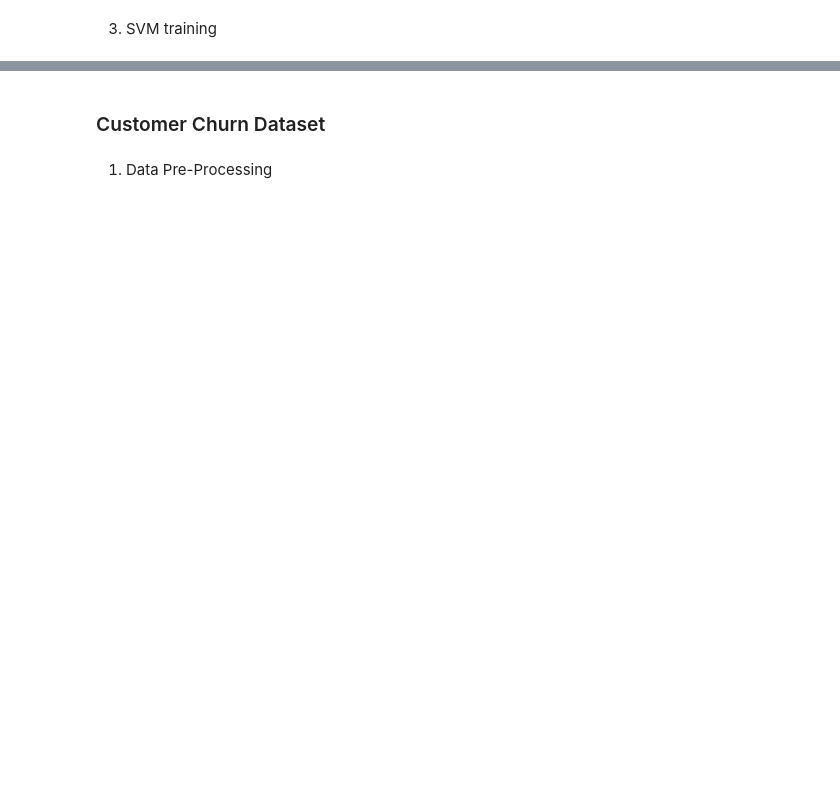
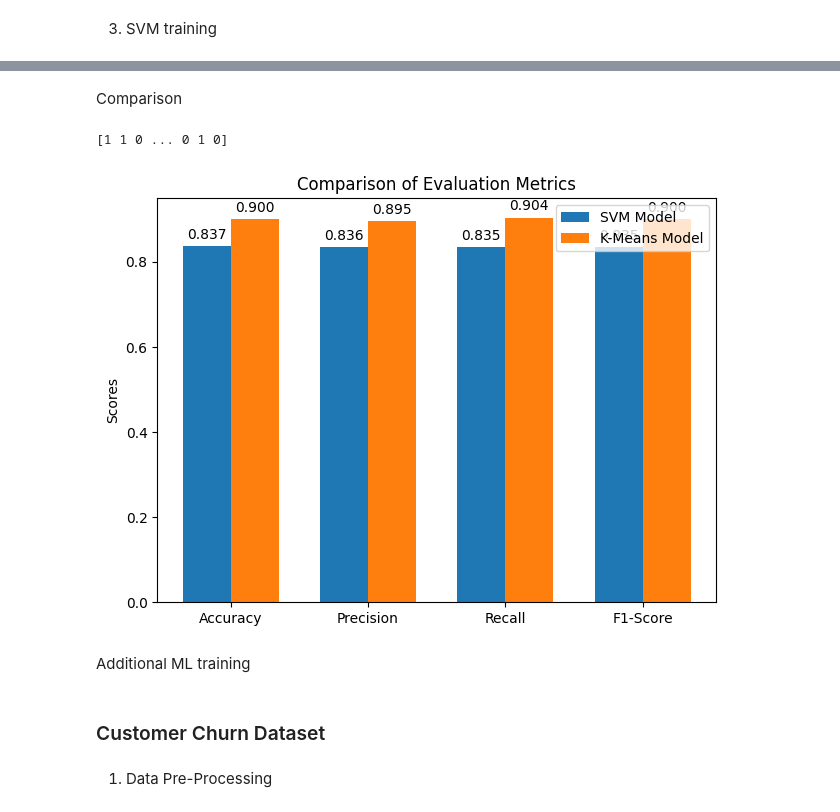
Before and after one commit to moriarais/AutomatingAnalysisModelsAndMisprediction, a Jupyter notebook: notebooks/automate_analysis.ipynb, the cells around one changed output, grey strips where cells are left out. Cells and saved outputs as stored; diff of their text form; code cells hidden in the pictures; blank space fills up the shorter version.

```diff
--- a/notebooks/automate_analysis.ipynb
+++ b/notebooks/automate_analysis.ipynb
@@ -482,0 +535,9 @@ svm_training(copy.copy(X_train_bankrupt), copy.copy(X_test_bankrupt), copy.copy(
+# %% [markdown]
+Comparison
+# %%
+py_different_model(Y_pred_svm_bankrupt, Y_pred_k_means_bankrupt, Y_test_bankrupt)
+# %% [output]
+[1 1 0 ... 0 1 0]
+[figure, added]
+# %% [markdown]
+Additional ML training
```
Also changed, not shown: parts of 67 cells of this notebook.
